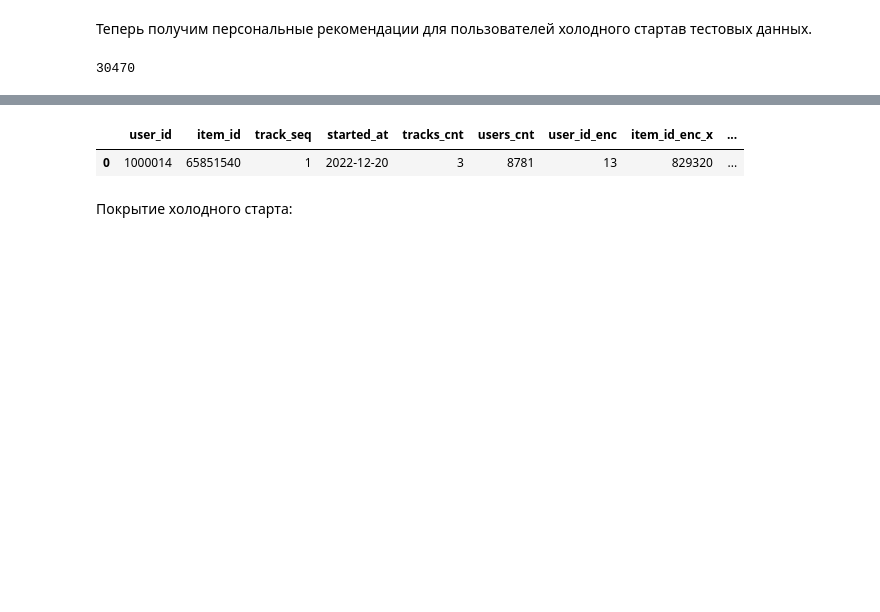
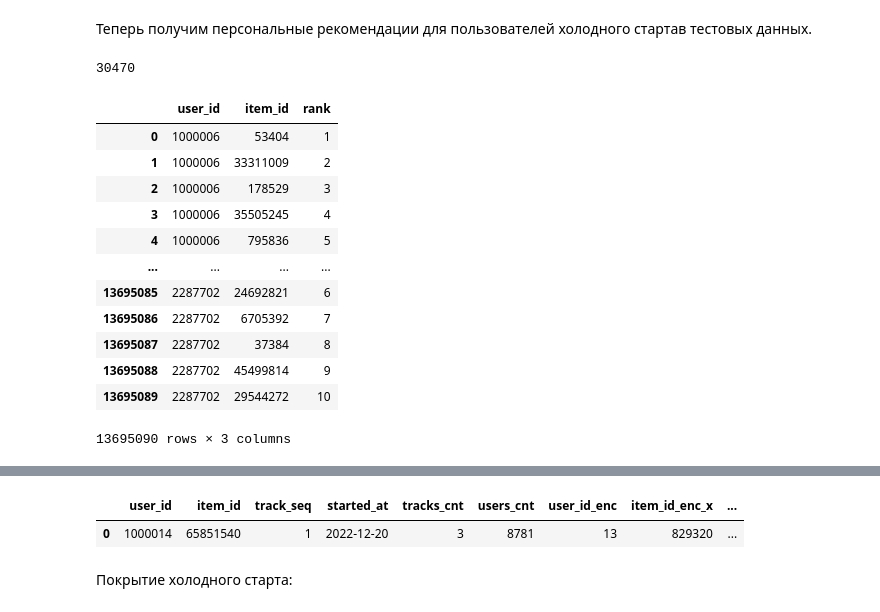
Before and after one commit to MaryIzo/mle-project-sprint-4-v001, a Jupyter notebook: recommendations.ipynb, the cells around one changed output, grey strips where cells are left out. Saved outputs shown, nothing was run; the diff lists cells and outputs as text; code cells hidden in the pictures; blank space fills up the shorter version.

```diff
--- a/recommendations.ipynb
+++ b/recommendations.ipynb
@@ -707,3 +707,7 @@ top_k_pop_items.to_parquet("data/top_popular.parquet", index=False)
+# %%
+top_k_pop_items.reset_index(inplace=True)
+top_k_pop_items.rename(columns={'index': 'rank'}, inplace=True)
+top_k_pop_items['rank'] = top_k_pop_items['rank'] + 1
 # %% [markdown]
 Теперь получим персональные рекомендации для пользователей холодного стартав тестовых данных.
 # %%
@@ -719,3 +723,28 @@ cold_users_events_with_recs = pd.merge(
     right_on="item_id",
     how="left"
 )
+# %%
+events_test['key'] = 1
+top_k_pop_items['key'] = 1
+# %%
+users_events_with_top_recs = pd.merge(
+    events_test[['user_id']],
+    top_k_pop_items[['item_id', 'rank']][:10],
+    how='cross'
+)
+# %%
+users_events_with_top_recs
+# %% [output]
+|  | user_id | item_id | rank |
+| 0 | 1000006 | 53404 | 1 |
+| 1 | 1000006 | 33311009 | 2 |
+| 2 | 1000006 | 178529 | 3 |
+| 3 | 1000006 | 35505245 | 4 |
+| 4 | 1000006 | 795836 | 5 |
+| ... | ... | ... | ... |
+| 13695085 | 2287702 | 24692821 | 6 |
+| 13695086 | 2287702 | 6705392 | 7 |
+| 13695087 | 2287702 | 37384 | 8 |
+| 13695088 | 2287702 | 45499814 | 9 |
+| 13695089 | 2287702 | 29544272 | 10 |
+13695090 rows × 3 columns
```
Also changed, not shown: parts of 4 cells of this notebook, 11 other files.
